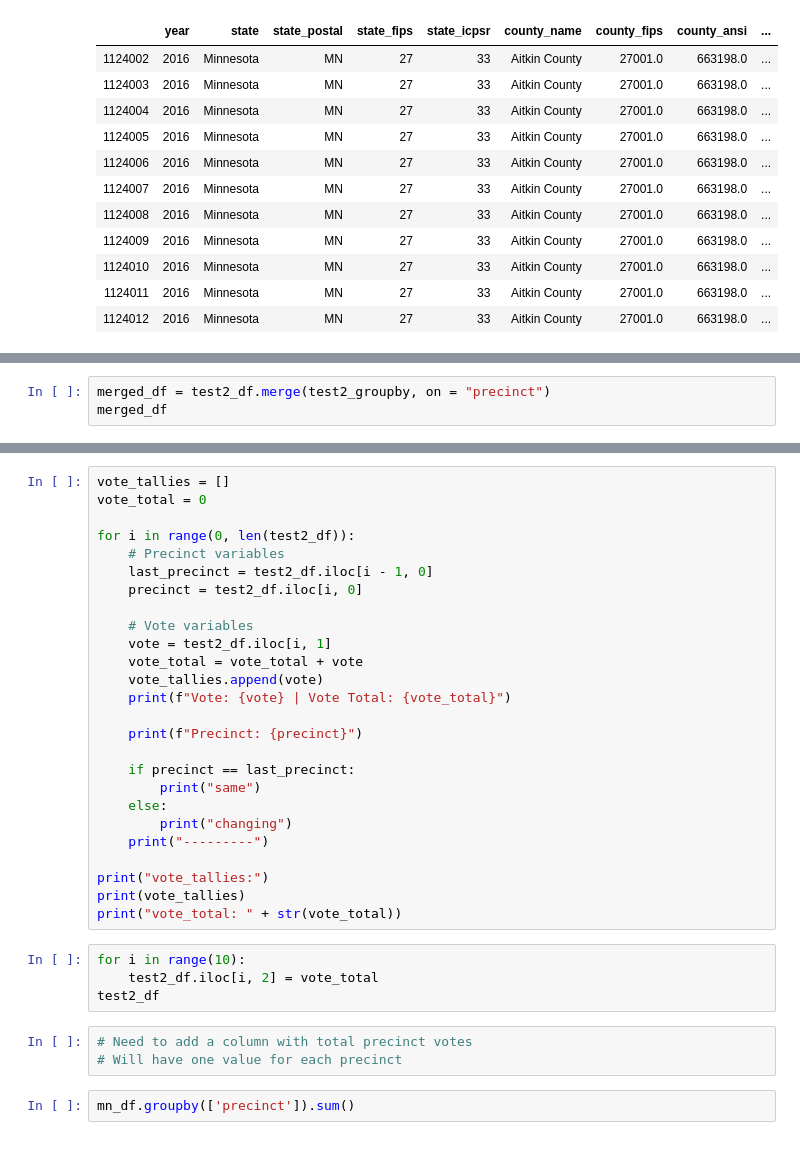
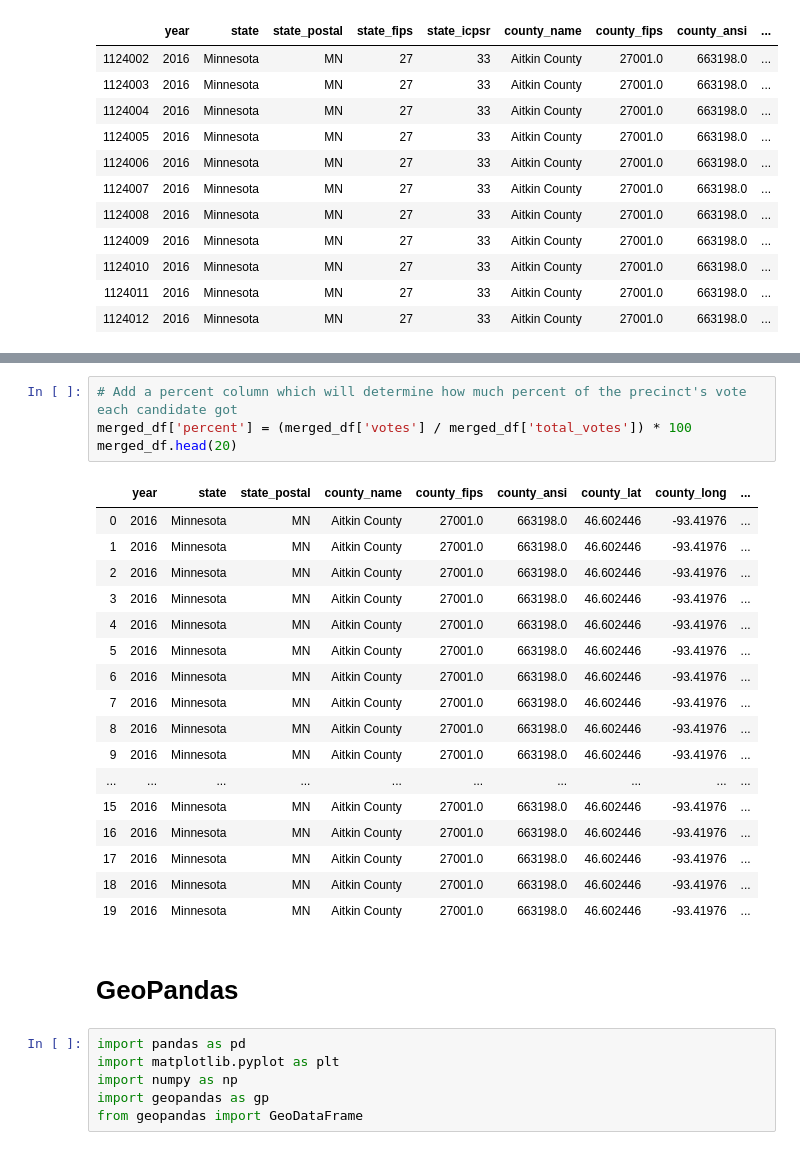
Before and after one commit to VallieTracy/Pres-Election-Partisan-Breakdown, a Jupyter notebook: precincts_main.ipynb, the cells around one changed output, grey strips where cells are left out. Cells and saved outputs as stored; diff of their text form.

```diff
--- a/precincts_main.ipynb
+++ b/precincts_main.ipynb
@@ -181,3 +161,0 @@ test2_groupby
-# %%
-merged_df = test2_df.merge(test2_groupby, on = "precinct")
-merged_df
@@ -218,35 +162,30 @@ print("vote_total: " + str(vote_total))
-# %%
-vote_tallies = []
-vote_total = 0
-
-for i in range(0, len(test2_df)):
-    # Precinct variables
-    last_precinct = test2_df.iloc[i - 1, 0]
-    precinct = test2_df.iloc[i, 0]
-
-    # Vote variables
-    vote = test2_df.iloc[i, 1]
-    vote_total = vote_total + vote
-    vote_tallies.append(vote)
-    print(f"Vote: {vote} | Vote Total: {vote_total}")
-
-    print(f"Precinct: {precinct}")
-
-    if precinct == last_precinct:
-        print("same")
-    else:
-        print("changing")
-    print("---------")
-
-print("vote_tallies:")
-print(vote_tallies)
-print("vote_total: " + str(vote_total))
-# %%
-for i in range(10):
-    test2_df.iloc[i, 2] = vote_total
-test2_df
-# %%
-# Need to add a column with total precinct votes
-# Will have one value for each precinct
-# %%
-mn_df.groupby(['precinct']).sum()
+# %%
+# Add a percent column which will determine how much percent of the precinct's vote each candidate got
+merged_df['percent'] = (merged_df['votes'] / merged_df['total_votes']) * 100
+merged_df.head(20)
+# %% [output]
+|  | year | state | state_postal | county_name | county_fips | county_ansi | county_lat | county_long | ... |
+| 0 | 2016 | Minnesota | MN | Aitkin County | 27001.0 | 663198.0 | 46.602446 | -93.41976 | ... |
+| 1 | 2016 | Minnesota | MN | Aitkin County | 27001.0 | 663198.0 | 46.602446 | -93.41976 | ... |
+| 2 | 2016 | Minnesota | MN | Aitkin County | 27001.0 | 663198.0 | 46.602446 | -93.41976 | ... |
+| 3 | 2016 | Minnesota | MN | Aitkin County | 27001.0 | 663198.0 | 46.602446 | -93.41976 | ... |
+| 4 | 2016 | Minnesota | MN | Aitkin County | 27001.0 | 663198.0 | 46.602446 | -93.41976 | ... |
+| 5 | 2016 | Minnesota | MN | Aitkin County | 27001.0 | 663198.0 | 46.602446 | -93.41976 | ... |
+| 6 | 2016 | Minnesota | MN | Aitkin County | 27001.0 | 663198.0 | 46.602446 | -93.41976 | ... |
+| 7 | 2016 | Minnesota | MN | Aitkin County | 27001.0 | 663198.0 | 46.602446 | -93.41976 | ... |
+| 8 | 2016 | Minnesota | MN | Aitkin County | 27001.0 | 663198.0 | 46.602446 | -93.41976 | ... |
+| 9 | 2016 | Minnesota | MN | Aitkin County | 27001.0 | 663198.0 | 46.602446 | -93.41976 | ... |
+| ... | ... | ... | ... | ... | ... | ... | ... | ... | ... |
+| 15 | 2016 | Minnesota | MN | Aitkin County | 27001.0 | 663198.0 | 46.602446 | -93.41976 | ... |
+| 16 | 2016 | Minnesota | MN | Aitkin County | 27001.0 | 663198.0 | 46.602446 | -93.41976 | ... |
+| 17 | 2016 | Minnesota | MN | Aitkin County | 27001.0 | 663198.0 | 46.602446 | -93.41976 | ... |
+| 18 | 2016 | Minnesota | MN | Aitkin County | 27001.0 | 663198.0 | 46.602446 | -93.41976 | ... |
+| 19 | 2016 | Minnesota | MN | Aitkin County | 27001.0 | 663198.0 | 46.602446 | -93.41976 | ... |
+# %% [markdown]
+# GeoPandas
+# %%
+import pandas as pd
+import matplotlib.pyplot as plt
+import numpy as np
+import geopandas as gp
+from geopandas import GeoDataFrame
```
Also changed, not shown: parts of 19 cells of this notebook, 1 other file.
